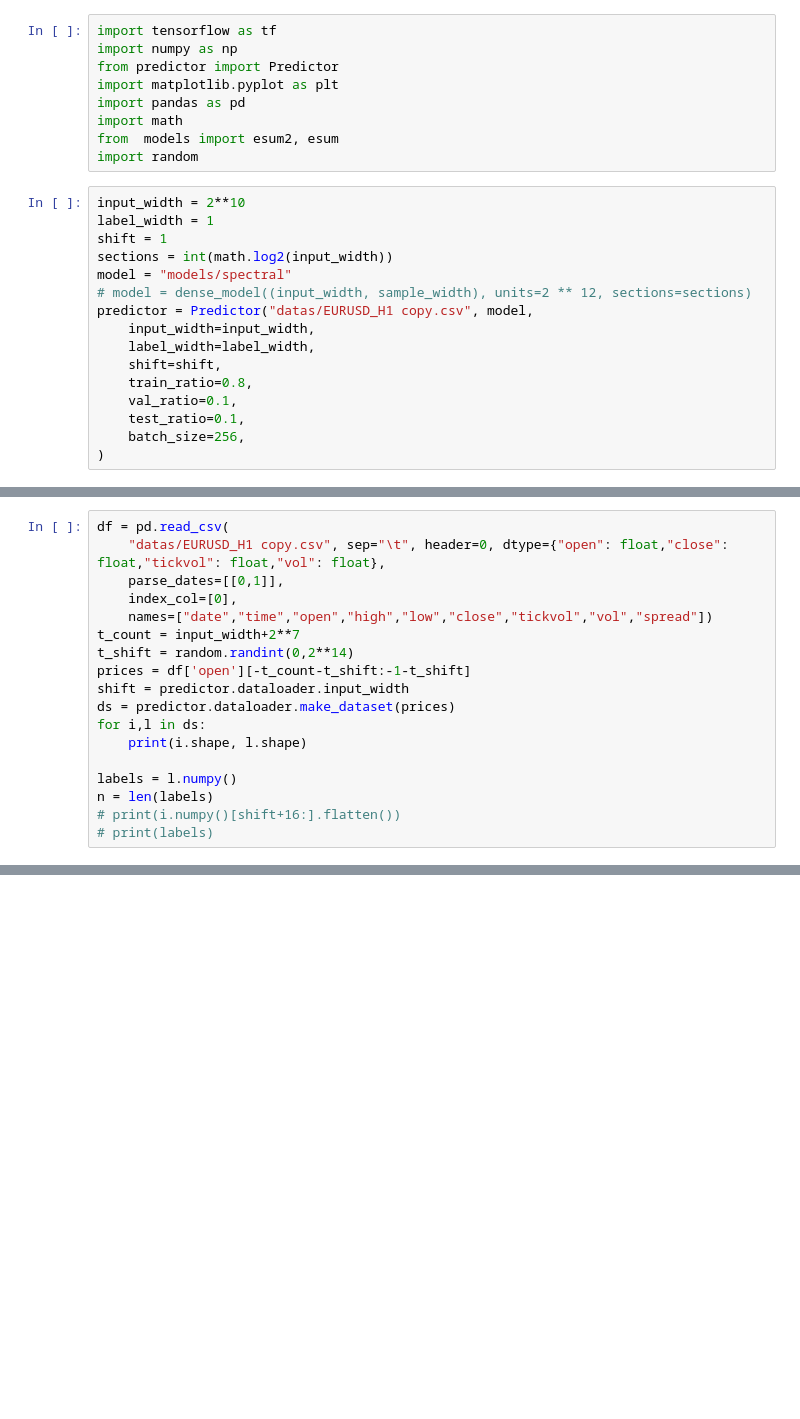
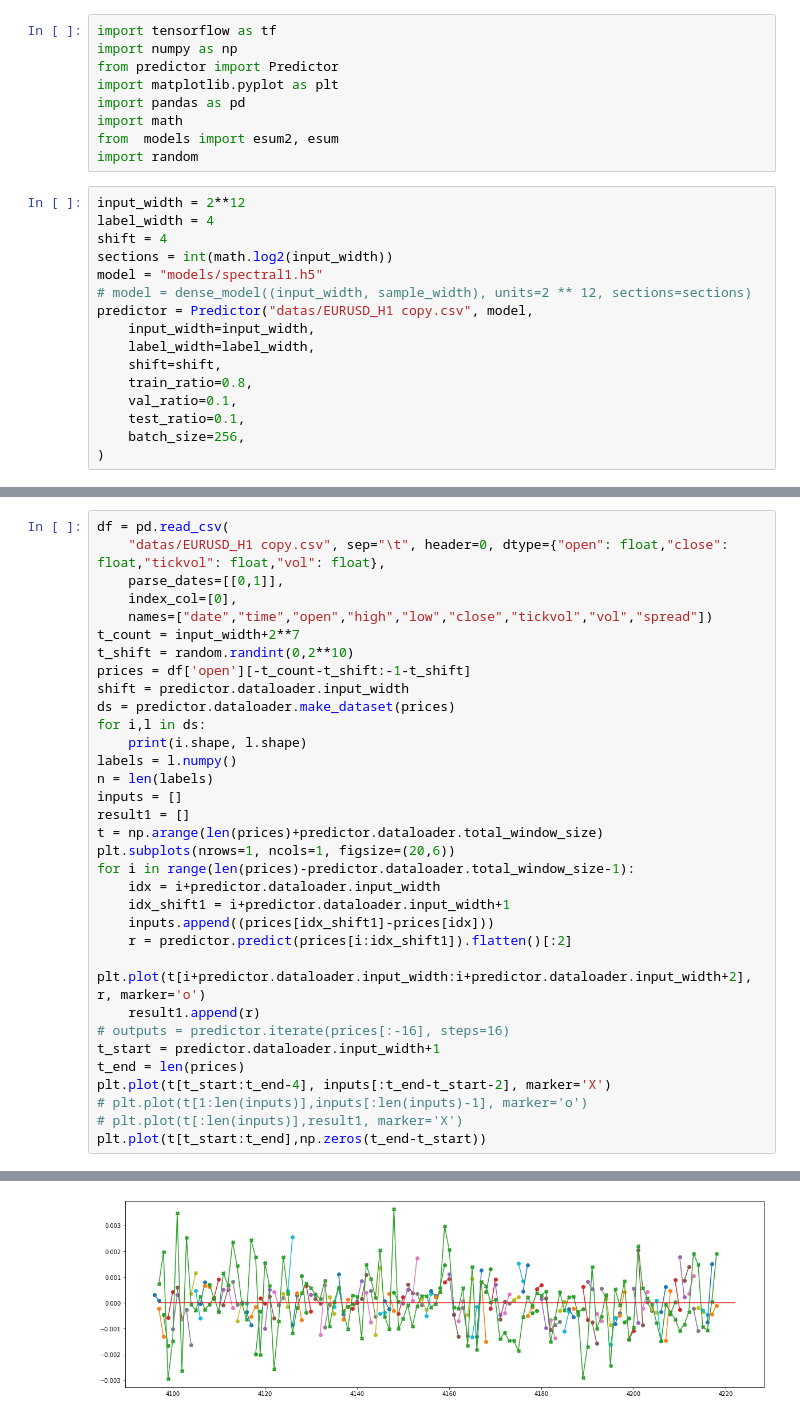
Before and after one commit to gurgutan/predictor, a Jupyter notebook: test3.ipynb, the cells around one changed output, grey strips where cells are left out. Cells and saved outputs as stored; diff of their text form; blank space fills up the shorter version.

Commit message:
spectral1

```diff
--- a/test3.ipynb
+++ b/test3.ipynb
@@ -8,11 +8,11 @@ import math
 from  models import esum2, esum
 import random
 # %%
-input_width = 2**10
-label_width = 1
-shift = 1
+input_width = 2**12
+label_width = 4
+shift = 4
 sections = int(math.log2(input_width))
-model = "models/spectral"
+model = "models/spectral1.h5"
 # model = dense_model((input_width, sample_width), units=2 ** 12, sections=sections)
 predictor = Predictor("datas/EURUSD_H1 copy.csv", model,
     input_width=input_width,
@@ -39,15 +40,30 @@ df = pd.read_csv(
     index_col=[0],
     names=["date","time","open","high","low","close","tickvol","vol","spread"])
 t_count = input_width+2**7
-t_shift = random.randint(0,2**14)
+t_shift = random.randint(0,2**10)
 prices = df['open'][-t_count-t_shift:-1-t_shift]
 shift = predictor.dataloader.input_width
 ds = predictor.dataloader.make_dataset(prices)
 for i,l in ds:
     print(i.shape, l.shape)
-
 labels = l.numpy()
 n = len(labels)
-# print(i.numpy()[shift+16:].flatten())
-# print(labels)
+inputs = []
+result1 = []
+t = np.arange(len(prices)+predictor.dataloader.total_window_size)
+plt.subplots(nrows=1, ncols=1, figsize=(20,6))
+for i in range(len(prices)-predictor.dataloader.total_window_size-1):
+    idx = i+predictor.dataloader.input_width
+    idx_shift1 = i+predictor.dataloader.input_width+1
+    inputs.append((prices[idx_shift1]-prices[idx]))
+    r = predictor.predict(prices[i:idx_shift1]).flatten()[:2]
+    plt.plot(t[i+predictor.dataloader.input_width:i+predictor.dataloader.input_width+2], r, marker='o')
+    result1.append(r)
+# outputs = predictor.iterate(prices[:-16], steps=16)
+t_start = predictor.dataloader.input_width+1
+t_end = len(prices)
+plt.plot(t[t_start:t_end-4], inputs[:t_end-t_start-2], marker='X')
+# plt.plot(t[1:len(inputs)],inputs[:len(inputs)-1], marker='o')
+# plt.plot(t[:len(inputs)],result1, marker='X')
+plt.plot(t[t_start:t_end],np.zeros(t_end-t_start))
 # %% [output]
@@ -54,0 +72 @@ n = len(labels)
+[figure, added]
```
Also changed, not shown: parts of 4 cells of this notebook, 5 other files.
